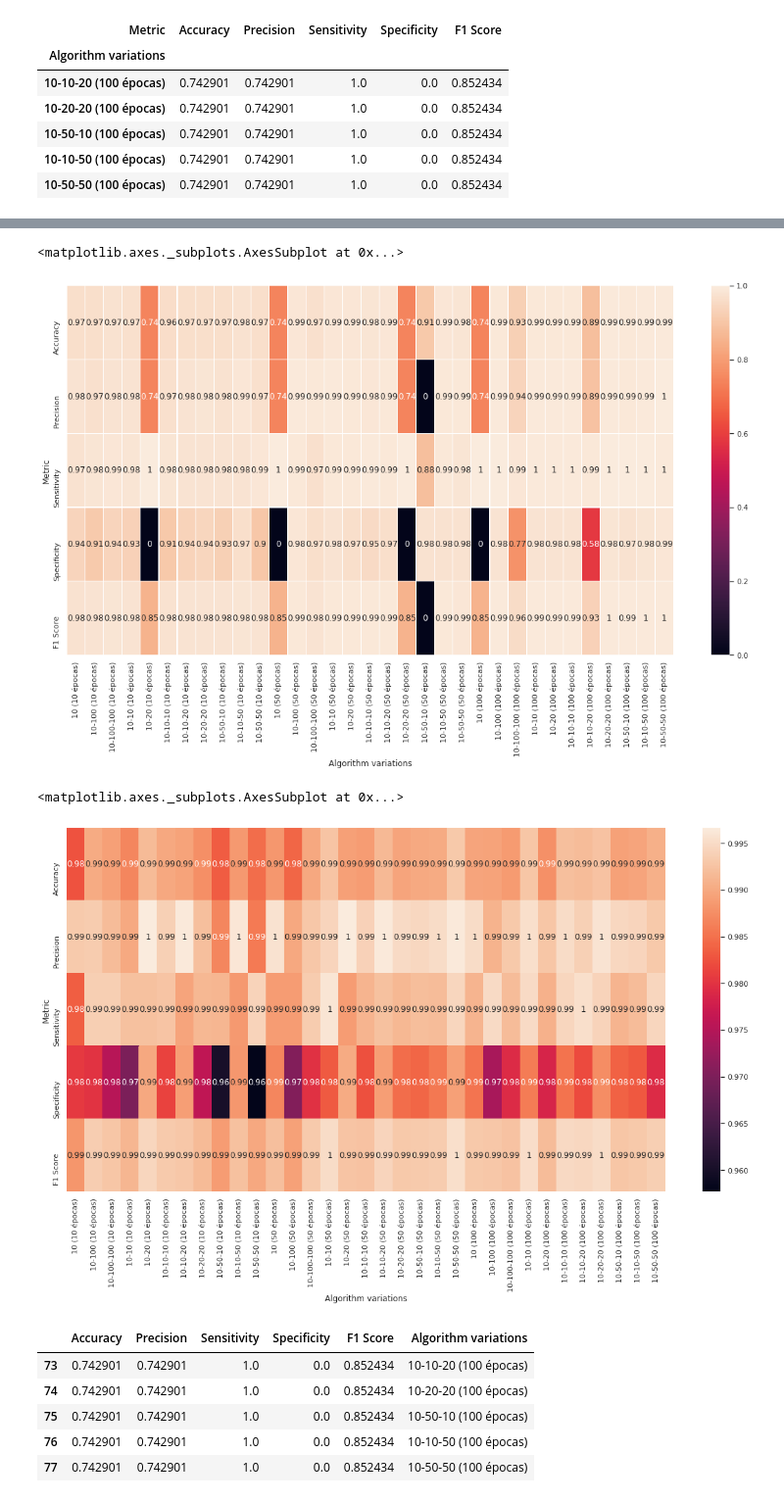
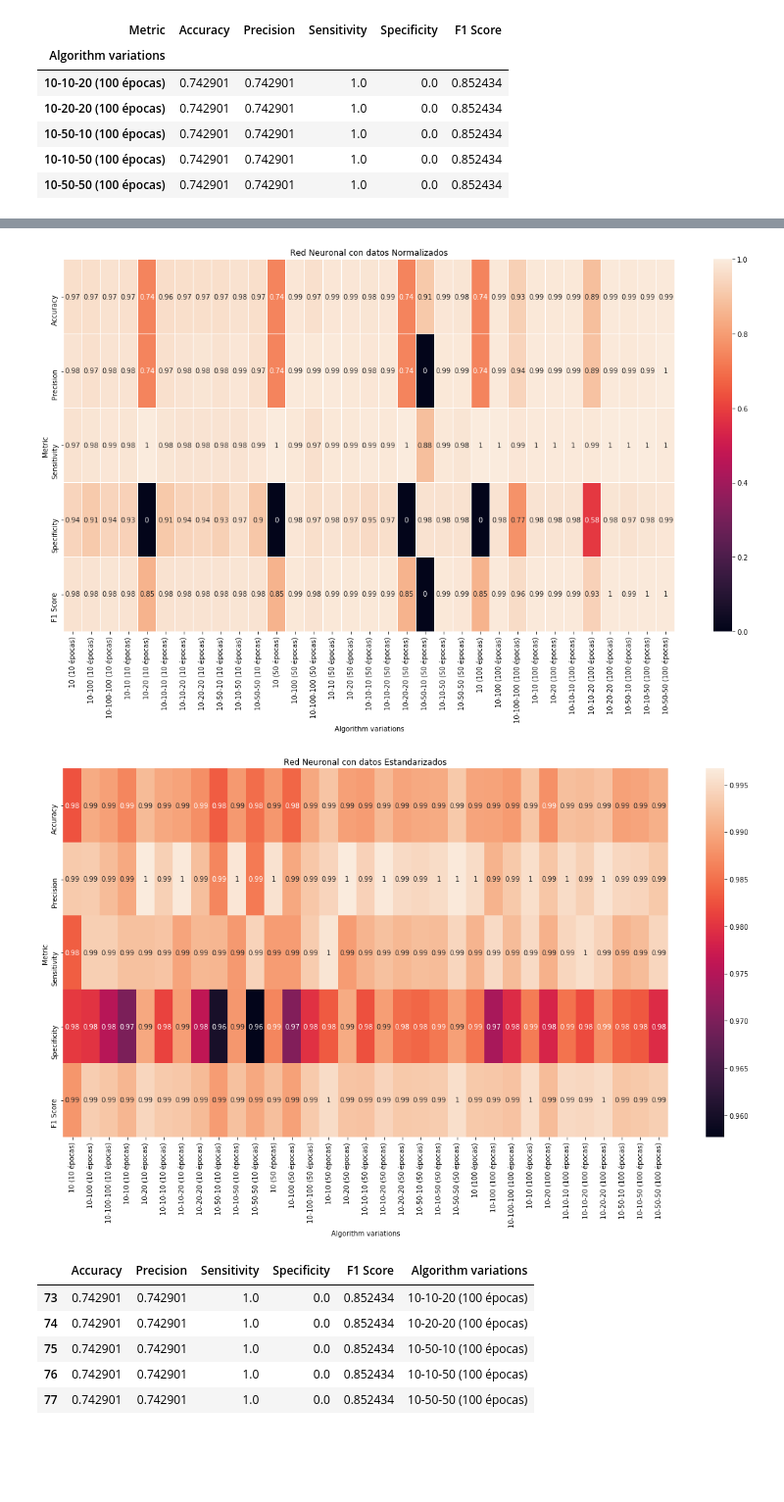
Before and after one commit to manaranjoc/ResonanceImageClassification, a Jupyter notebook: graph/data_visualization.ipynb, the cells around one changed output, grey strips where cells are left out. Shown at 98% size. Drawn from its saved outputs; the diff is of its cells as text; code cells hidden in the pictures; blank space fills up the shorter version.

```diff
--- a/graph/data_visualization.ipynb
+++ b/graph/data_visualization.ipynb
@@ -212,15 +221,19 @@ sns.heatmap(neural_net_results_without_unstack.T)
 # %%
 fig, ax = plt.subplots(figsize=(20,10))
-sns.heatmap(neural_net_results_normal_unstack.T, linewidth=0.1, annot=True)
+graph = sns.heatmap(neural_net_results_normal_unstack.T, linewidth=0.1, annot=True)
+figure = graph.get_figure()
+plt.title('Red Neuronal con datos Normalizados')
+figure.savefig('Graphs/NeuralNetNormalized.jpg')
 # %% [output]
-<matplotlib.axes._subplots.AxesSubplot at 0x...>
-[figure, old version]
+[figure, new version]
 # %%
 fig, ax = plt.subplots(figsize=(20,10))
-sns.heatmap(neural_net_results_standard_unstack.T, annot=True)
+graph = sns.heatmap(neural_net_results_standard_unstack.T, annot=True)
+figure = graph.get_figure()
+plt.title('Red Neuronal con datos Estandarizados')
+figure.savefig('Graphs/NeuralNetStandard.jpg')
 # %% [output]
-<matplotlib.axes._subplots.AxesSubplot at 0x...>
-[figure, old version]
+[figure, new version]
 # %%
 neural_net_results_without = neural_net_results.iloc[:33]
 neural_net_results_normal = neural_net_results.iloc[33:66]
```
Also changed, not shown: parts of 12 cells of this notebook, 31 other files.
